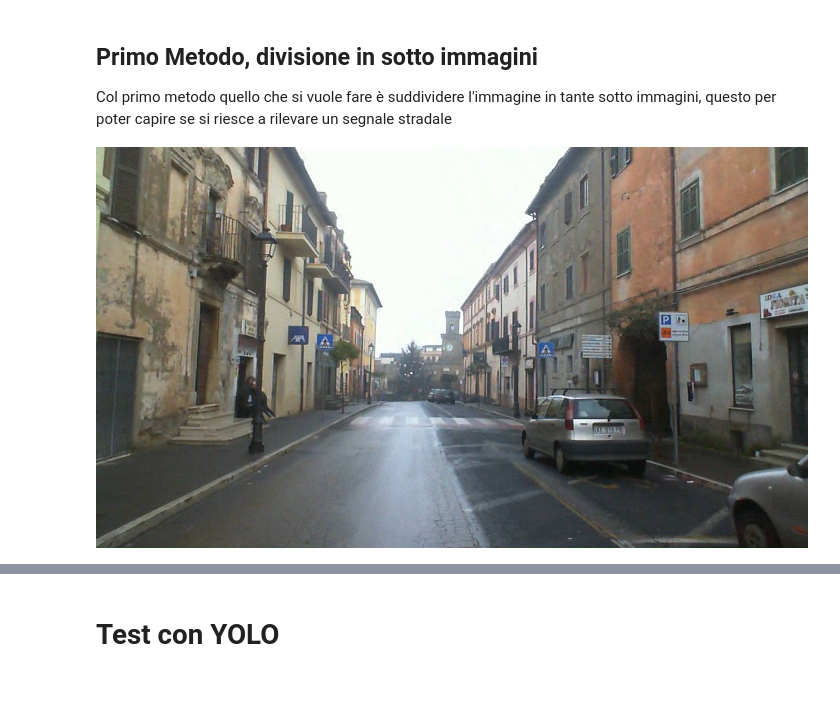
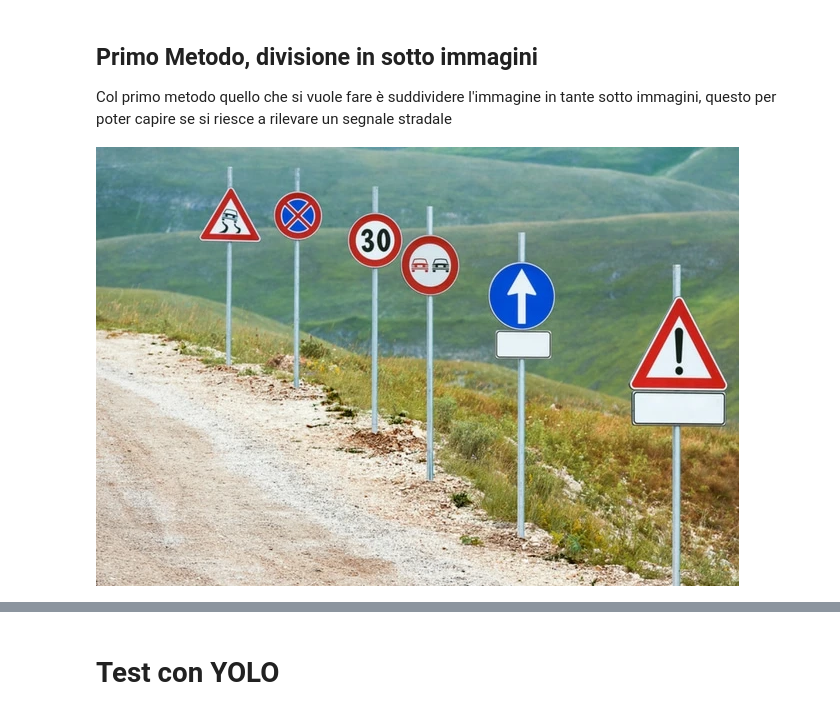
Before and after one commit to gorgons97/MachineLearning_Unict, a Jupyter notebook: test_reale.ipynb, the cells around one changed output, grey strips where cells are left out. Drawn from its saved outputs; the diff is of its cells as text; code cells hidden in the pictures; blank space fills up the shorter version.

```diff
--- a/test_reale.ipynb
+++ b/test_reale.ipynb
@@ -24,13 +25,13 @@ import python_file.network as Network
 
 from python_file.dirPath import modelliDir, imageDir, Test, imageTest, yoloResult
 # %%
-target_img = '5.png'
-img = Image.open(Test / target_img)
-#target_img = 'test.jpeg'
-#img = Image.open(imageTest / target_img)
+#target_img = '5.png'
+#img = Image.open(Test / target_img)
+target_img = 'test.jpeg'
+img = Image.open(imageTest / target_img)
 img
 # %% [output]
-[figure, old version]
+[figure, new version]
 # %%
 model = Network.MiniAlexNetV2()
 model.load_state_dict(torch.load(modelliDir / 'MiniAlexNetV2_lr0.003_m0.6-1200.pth'))
```
Also changed, not shown: parts of 7 cells of this notebook, 17 other files.
